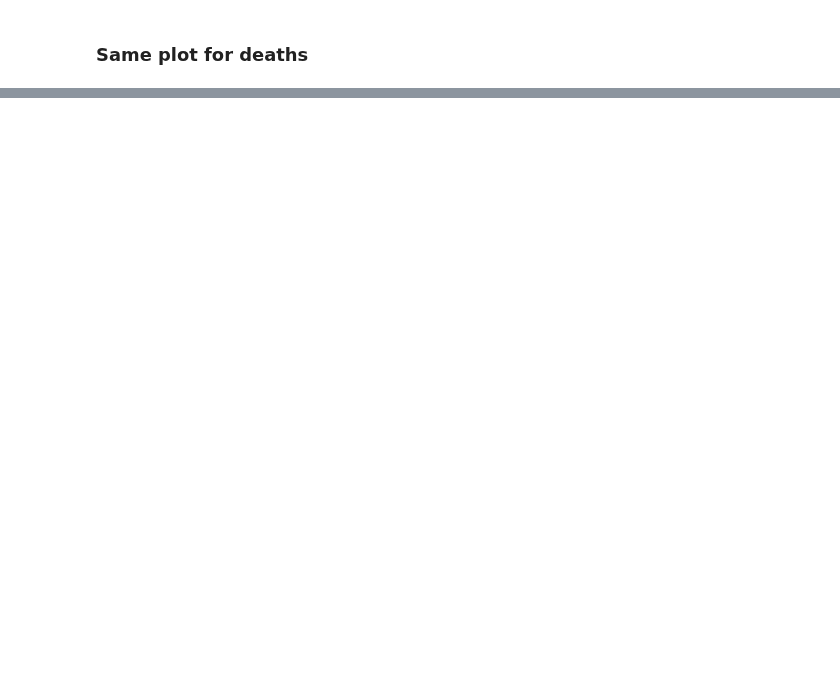
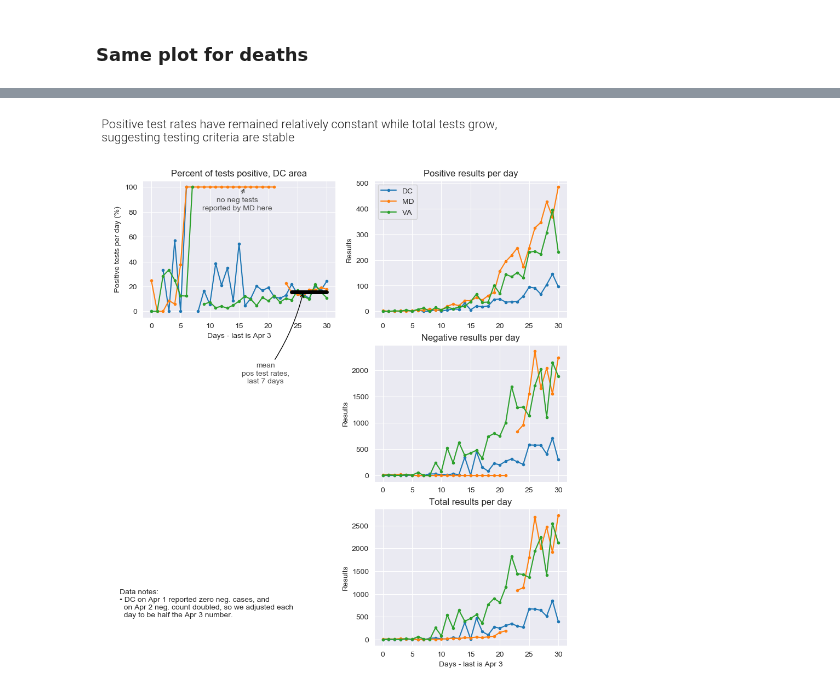
Before and after one commit to histed/DC-area-coronavirus-tracking, a Jupyter notebook: 200401-MH-HG-Covidtracking.ipynb, the cells around one changed output, grey strips where cells are left out. Saved outputs shown, nothing was run; the diff lists cells and outputs as text; code cells hidden in the pictures; blank space fills up the shorter version.

```diff
--- a/200401-MH-HG-Covidtracking.ipynb
+++ b/200401-MH-HG-Covidtracking.ipynb
@@ -176,0 +187,83 @@ Latest data for VA: 2020-04-04 00:00:00
+# %%
+from argparse import Namespace
+daylabel = 'Days - last is Apr 3'
+fig = plt.figure(figsize=r_[1,0.75]*[2,3]*5, dpi=100)
+gs = mpl.gridspec.GridSpec(3,2)
+
+ax = plt.subplot(gs[0,0])
+datD = {}
+for state in ['DC', 'MD', 'VA']:
+    desIx = ctDf.state == state
+    stDf = ctDf.loc[desIx,:].copy()
+    stDf.set_index('date', inplace=True)
+
+    posV = stDf.loc[:,'positive'][::-1]
+    negV = stDf.loc[:,'negative'][::-1]
+    pdV = np.diff(posV)
+    ndV = np.diff(negV)
+    # manual adjustments
+    if state == 'MD':  # some errors in testing data
+        ndV[22] = np.nan
+    if state == 'DC':
+        ndV[26] = ndV[27]/2
+        ndV[27] = ndV[27]/2
+        #negV.loc[20200401] = negV.loc[20200402]/2
+    pctPos = pdV/(pdV+ndV)*100
+    datD[state] = Namespace(posV=posV, negV=negV, pdV=pdV, ndV=ndV, pctPos=pctPos)
+    plt.plot(pctPos, '.-', label=state)
+ax.set_title('Percent of tests positive, DC area')
+#ax.legend(loc=2)
+ax.set_ylabel('Positive tests per day (%)')
+ax.set_xlabel(daylabel)
+# markup line
+maxN = len(datD['DC'].pctPos)
+meanNDay = 7
+desNs = r_[maxN-meanNDay:maxN]
+tV = np.hstack([datD[x].pctPos[desNs] for x in datD.keys()])
+tM = np.mean(tV)
+plt.plot(desNs, tM+desNs*0, color='k', lw=5, ls='-', alpha=1)
+# anno it
+ax.annotate('mean\npos test rates,\nlast %d days'%meanNDay,
+            xy=(desNs[2],tM), xycoords='data', xytext=(-50,-120), textcoords='offset points',
+            arrowprops=dict(arrowstyle='->', connectionstyle='arc3,rad=0.1', color='k'),
+            color='0.3', ha='center')
+ax.annotate('no neg tests\nreported by MD here',
+            xy=(16,100), xycoords='data', xytext=(-10,-30), textcoords='offset points',
+            arrowprops=dict(arrowstyle='->', connectionstyle='arc3', color='0.3'),
+            color='0.3', ha='center')
+
+ax = plt.subplot(gs[0,1])
+ax2 = plt.subplot(gs[1,1])
+ax3 = plt.subplot(gs[2,1])
+for state in ['DC', 'MD', 'VA']:
+    dd = datD[state]
+    display(len(dd.posV))
+    pH = ax.plot(dd.pdV, '.-', label=state)
+    pH = ax2.plot(dd.ndV, '.-', label=state)
+    pH = ax3.plot(dd.ndV+dd.pdV, '.-', label=state)
+ax.legend()
+ax.set_title('Positive results per day')
+ax.set_ylabel('Results')
+
+ax2.set_title('Negative results per day')
+ax2.set_ylabel('Results')
+
+ax3.set_title('Total results per day')
+ax3.set_ylabel('Results')
+ax3.set_xlabel(daylabel)
+
+fig.suptitle('Positive test rates have remained relatively constant while total tests grow,\n'
+             'suggesting testing criteria are stable',
+             fontsize=16, fontname='Roboto', fontweight='light',
+             x=0.05, ha='left', va='top')
+
+ax3.annotate('Data notes:\n'
+             '• DC on Apr 1 reported zero neg. cases, and \n  on Apr 2 neg. count doubled, so we adjusted each\n  day to be half the Apr 3 number.',
+              xy=(0.05,0.1), xycoords='figure fraction')
+
+doSave = True
+if doSave:
+    fig.savefig('./fig-output/testing-%s.png'%datestr,
+            dpi=300, bbox_inches='tight', pad_inches=0.5)
+            #bbox_inches=r_[0,0,10,15])#,
+# %% [output]
@@ -176,0 +273 @@ Latest data for VA: 2020-04-04 00:00:00
+[figure, added]
```
Also changed, not shown: parts of 7 cells of this notebook, 9 other files.
